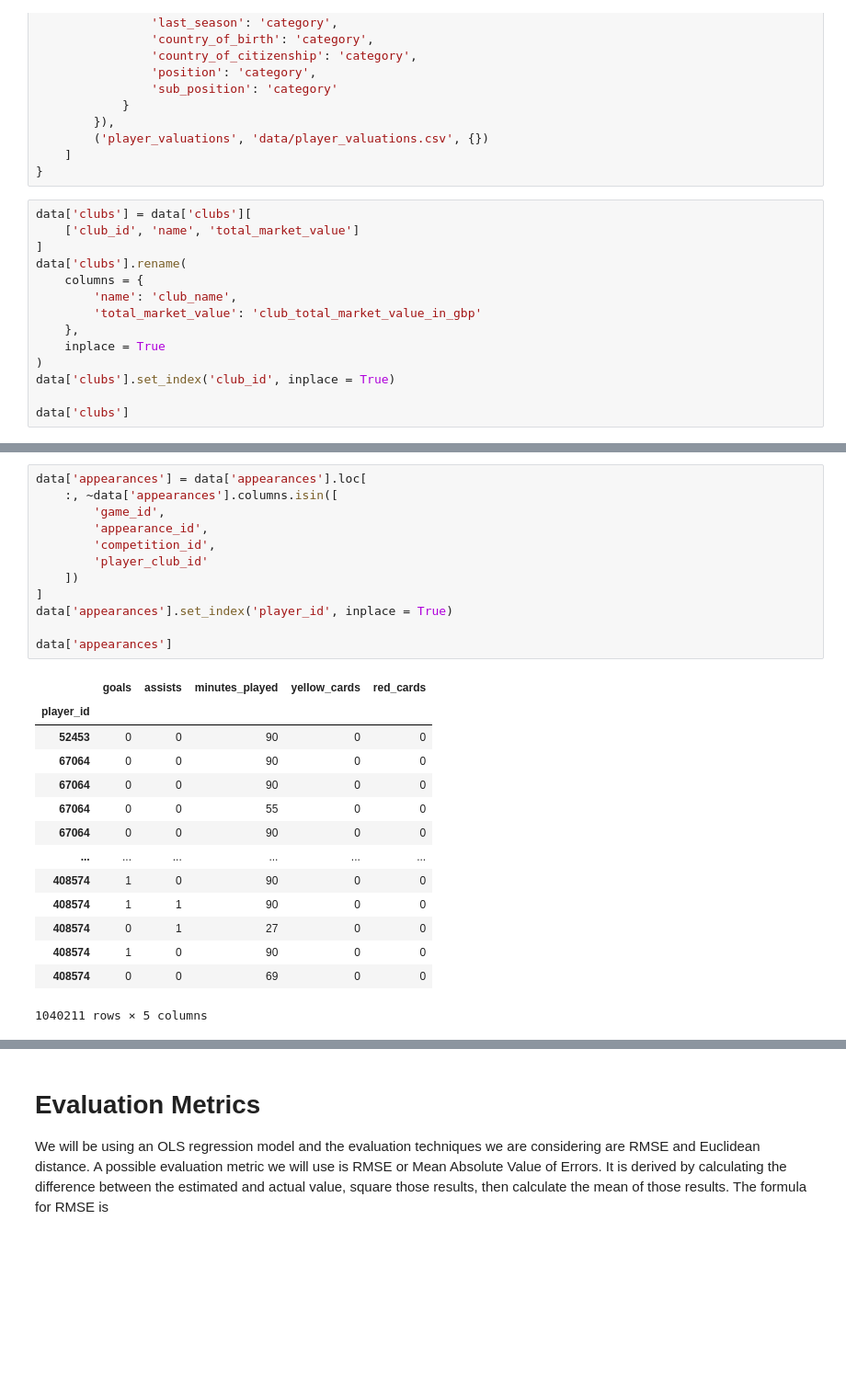
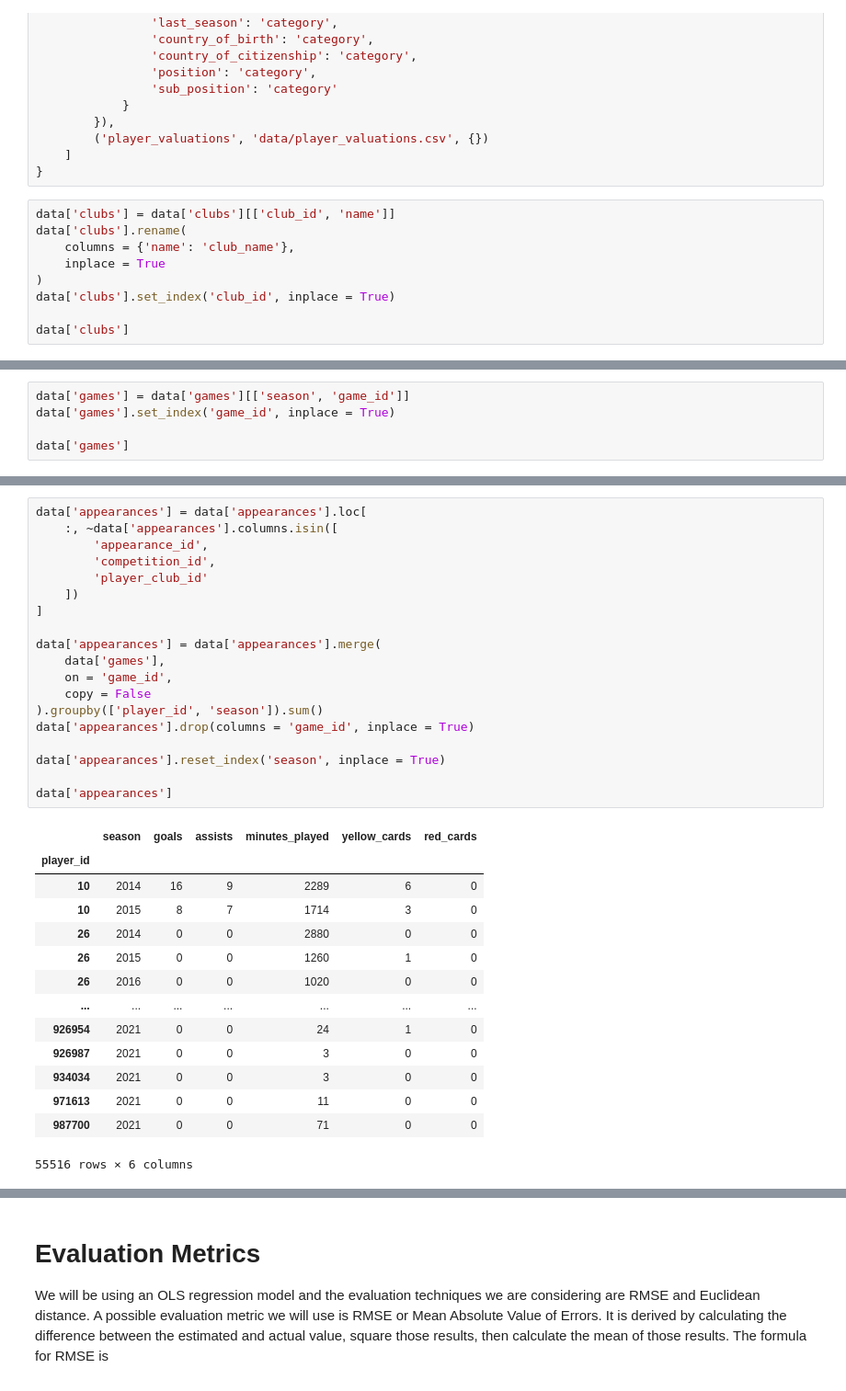
Before and after one commit to kade09/FifaMarketValueML, a Jupyter notebook: project.ipynb, the cells around one changed output, grey strips where cells are left out. Shown: that part at 92% size. Drawn from its saved outputs; the diff is of its cells as text; blank space fills up the shorter version.

```diff
--- a/project.ipynb
+++ b/project.ipynb
@@ -60,14 +60,9 @@ data = {
     ]
 }
 # %%
-data['clubs'] = data['clubs'][
-    ['club_id', 'name', 'total_market_value']
-]
+data['clubs'] = data['clubs'][['club_id', 'name']]
 data['clubs'].rename(
-    columns = {
-        'name': 'club_name',
-        'total_market_value': 'club_total_market_value_in_gbp'
-    },
+    columns = {'name': 'club_name'},
     inplace = True
 )
 data['clubs'].set_index('club_id', inplace = True)
@@ -90,0 +86,5 @@ data['clubs']
+# %%
+data['games'] = data['games'][['season', 'game_id']]
+data['games'].set_index('game_id', inplace = True)
+
+data['games']
@@ -91,27 +106,34 @@ data['clubs']
 # %%
 data['appearances'] = data['appearances'].loc[
     :, ~data['appearances'].columns.isin([
-        'game_id',
         'appearance_id',
         'competition_id',
         'player_club_id'
     ])
 ]
-data['appearances'].set_index('player_id', inplace = True)
+
+data['appearances'] = data['appearances'].merge(
+    data['games'],
+    on = 'game_id',
+    copy = False
+).groupby(['player_id', 'season']).sum()
+data['appearances'].drop(columns = 'game_id', inplace = True)
+
+data['appearances'].reset_index('season', inplace = True)
 
 data['appearances']
 # %% [output]
-|  | goals | assists | minutes_played | yellow_cards | red_cards |
-| player_id |  |  |  |  |  |
-| 52453 | 0 | 0 | 90 | 0 | 0 |
-| 67064 | 0 | 0 | 90 | 0 | 0 |
-| 67064 | 0 | 0 | 90 | 0 | 0 |
-| 67064 | 0 | 0 | 55 | 0 | 0 |
-| 67064 | 0 | 0 | 90 | 0 | 0 |
-| ... | ... | ... | ... | ... | ... |
-| 408574 | 1 | 0 | 90 | 0 | 0 |
-| 408574 | 1 | 1 | 90 | 0 | 0 |
-| 408574 | 0 | 1 | 27 | 0 | 0 |
-| 408574 | 1 | 0 | 90 | 0 | 0 |
-| 408574 | 0 | 0 | 69 | 0 | 0 |
+|  | season | goals | assists | minutes_played | yellow_cards | red_cards |
+| player_id |  |  |  |  |  |  |
+| 10 | 2014 | 16 | 9 | 2289 | 6 | 0 |
+| 10 | 2015 | 8 | 7 | 1714 | 3 | 0 |
+| 26 | 2014 | 0 | 0 | 2880 | 0 | 0 |
+| 26 | 2015 | 0 | 0 | 1260 | 1 | 0 |
+| 26 | 2016 | 0 | 0 | 1020 | 0 | 0 |
+| ... | ... | ... | ... | ... | ... | ... |
+| 926954 | 2021 | 0 | 0 | 24 | 1 | 0 |
+| 926987 | 2021 | 0 | 0 | 3 | 0 | 0 |
+| 934034 | 2021 | 0 | 0 | 3 | 0 | 0 |
+| 971613 | 2021 | 0 | 0 | 11 | 0 | 0 |
+| 987700 | 2021 | 0 | 0 | 71 | 0 | 0 |
-1040211 rows × 5 columns
+55516 rows × 6 columns
```
Also changed, not shown: parts of 14 cells of this notebook.
